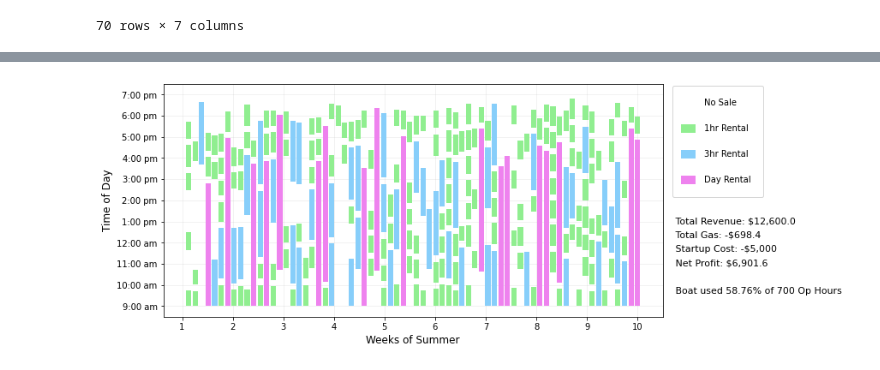
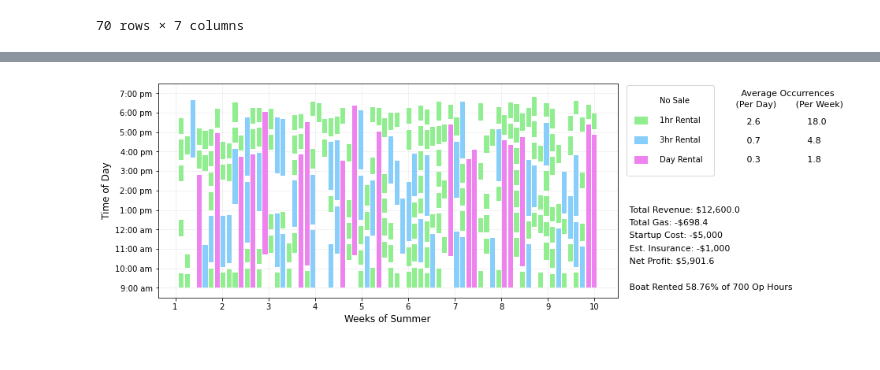
Before and after one commit to Jack-Baumgartel/Boat-Rental-Business-Model, a Jupyter notebook: Boat Math.ipynb, the cells around one changed output, grey strips where cells are left out. Cells and saved outputs as stored; diff of their text form; code cells hidden in the pictures.

```diff
--- a/Boat Math.ipynb
+++ b/Boat Math.ipynb
@@ -297,35 +300,49 @@ op_hours = [f'{i}:00 am' for i in range(9,13,1)] + [f'{i}:00 pm' for i in range(
 ax.set_yticklabels(op_hours)
 ax.set_xticklabels(np.arange(1,weeks+1,1))
 
 ax.grid(alpha=0.2)
 ax.set_axisbelow(True)
 #ax.margins(0.5,0.5)
 legend_lines = []
 
 for option in rental_options:
     line = Line2D([0],[0], color = color_dict[option], lw=10, label = option)
     legend_lines.append(line)
 
 
 for day in transactions_by_day.index:
     transactions = transactions_by_day.iloc[day-1]['Transactions']
     tx_times = transactions_by_day.iloc[day-1]['Tx Times']
     h = 0
     for n, tx in enumerate(transactions):
         ax.bar(day, tx_times[n], color = color_dict[tx], bottom=h, align='center')
         h += tx_times[n] + 0.3
 
 plt.xlabel('Weeks of Summer', fontsize=12)
 plt.ylabel('Time of Day', fontsize=12)
 
 x_marg = 1.02
 ax.annotate(f' Total Revenue: ${total_income:,}\n Total Gas: -${total_cost:,}\n Startup Cost: -$5,000\
-\n Net Profit: ${total_income-total_cost-5000:,}\
-\n\n Boat used {percent_used}% of {op_hrs} Op Hours',
+\n Est. Insurance: -$1,000 \n Net Profit: ${total_income-total_cost-6000:,}\
+\n\n Boat Rented {percent_used}% of {op_hrs} Op Hours',
             xy=(0, 0), xytext=(x_marg,0.43), textcoords='axes fraction', linespacing=1.8,
             horizontalalignment='left', verticalalignment='top', fontsize=11)
 
-plt.legend(legend_lines, rental_options, loc = 'upper left', bbox_to_anchor=(1.01,1.01), handlelength=0.7, labelspacing=2,
-          handletextpad=1.5, borderpad=1.5);
+ax.annotate(f'   Average Occurrences \n (Per Day)       (Per Week)',
+            xy=(0,0), xytext=(1.25,0.97), textcoords='axes fraction', linespacing=1.5,
+            horizontalalignment='left', verticalalignment='top', fontsize=11)
+
+hr1_rentals = all_tx.count(rental_options[1])
+hr3_rentals = all_tx.count(rental_options[2])
+day_rentals = all_tx.count(rental_options[3])
+
+ax.annotate(f'     {np.round(hr1_rentals/(weeks*7),1)}                 {np.round(hr1_rentals/weeks,1)}\
+\n     {np.round(hr3_rentals/(weeks*7),1)}                 {np.round(hr3_rentals/weeks,1)}\
+\n     {np.round(day_rentals/(weeks*7),1)}                 {np.round(day_rentals/weeks,1)}',
+            xy=(0,0), xytext=(1.25,0.84), textcoords='axes fraction', linespacing=2.8,
+            horizontalalignment='left', verticalalignment='top', fontsize=11)
+
+plt.legend(legend_lines, rental_options, loc = 'upper left', bbox_to_anchor=(1.01,1.01), handlelength=0.7,
+           labelspacing=1.5, handletextpad=2, borderpad=1.5);
 # %% [output]
-[figure, old version]
+[figure, new version]
```
Also changed, not shown: parts of 5 cells of this notebook.
